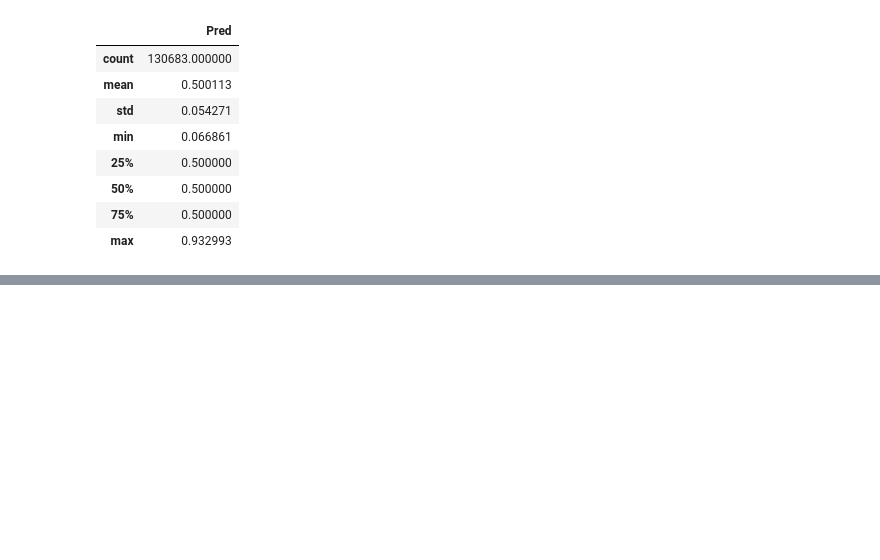
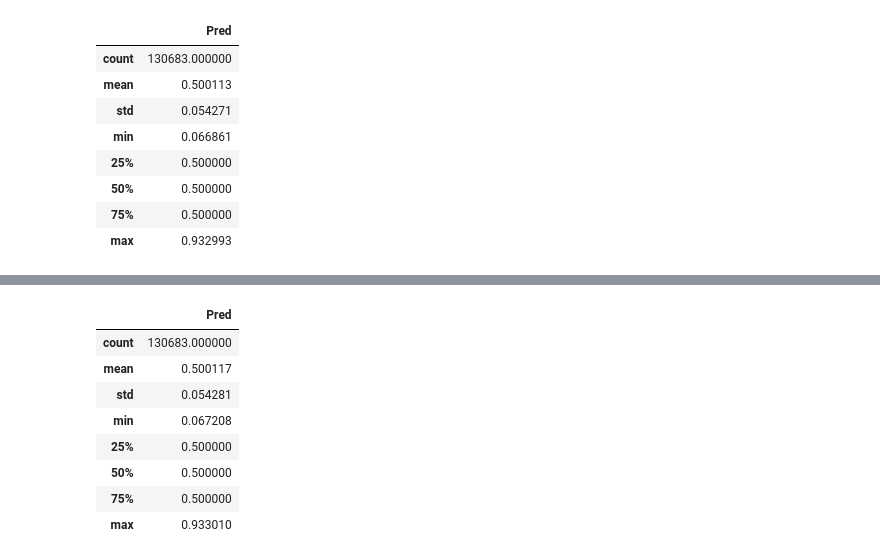
Before and after one commit to Analytics-Data-Science-and-Tech/Analytics_Data_Science, a Jupyter notebook: March-Mania-2023/Modeling_Phase_2.ipynb, the cells around one changed output, grey strips where cells are left out. Cells and saved outputs as stored; diff of their text form; code cells hidden in the pictures; blank space fills up the shorter version.

```diff
--- a/March-Mania-2023/Modeling_Phase_2.ipynb
+++ b/March-Mania-2023/Modeling_Phase_2.ipynb
@@ -438,0 +824,8 @@ submission.to_csv('First_submission.csv', index = False)
+# %%
+submission = pd.merge(submission, man_pred, on = 'ID', how = 'left')
+submission = pd.merge(submission, woman_pred, on = 'ID', how = 'left')
+submission.columns = ['ID', 'pred1', 'pred2', 'pred3']
+submission['Pred'] = np.where(np.isnan(submission['pred2']), submission['pred1'], submission['pred2'])
+submission['Pred'] = np.where(np.isnan(submission['pred3']), submission['Pred'], submission['pred3'])
+submission.drop(columns = ['pred1', 'pred2', 'pred3'], axis = 1, inplace = True)
+submission.head()
@@ -438,0 +839,12 @@ submission.to_csv('First_submission.csv', index = False)
+# %%
+submission.describe()
+# %% [output]
+|  | Pred |
+| count | 130683.000000 |
+| mean | 0.500117 |
+| std | 0.054281 |
+| min | 0.067208 |
+| 25% | 0.500000 |
+| 50% | 0.500000 |
+| 75% | 0.500000 |
+| max | 0.933010 |
```
Also changed, not shown: parts of 9 cells of this notebook.
